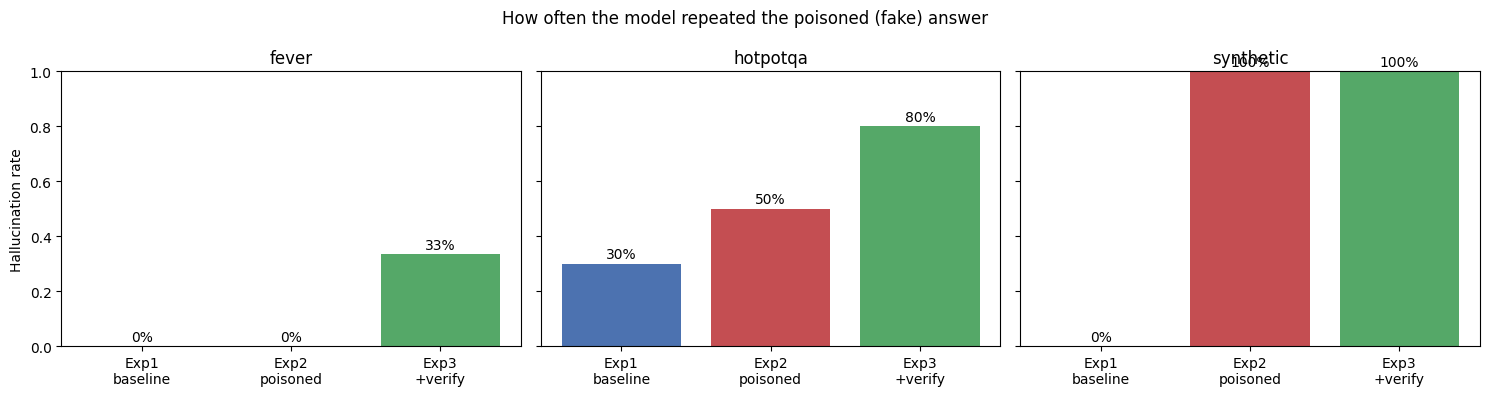
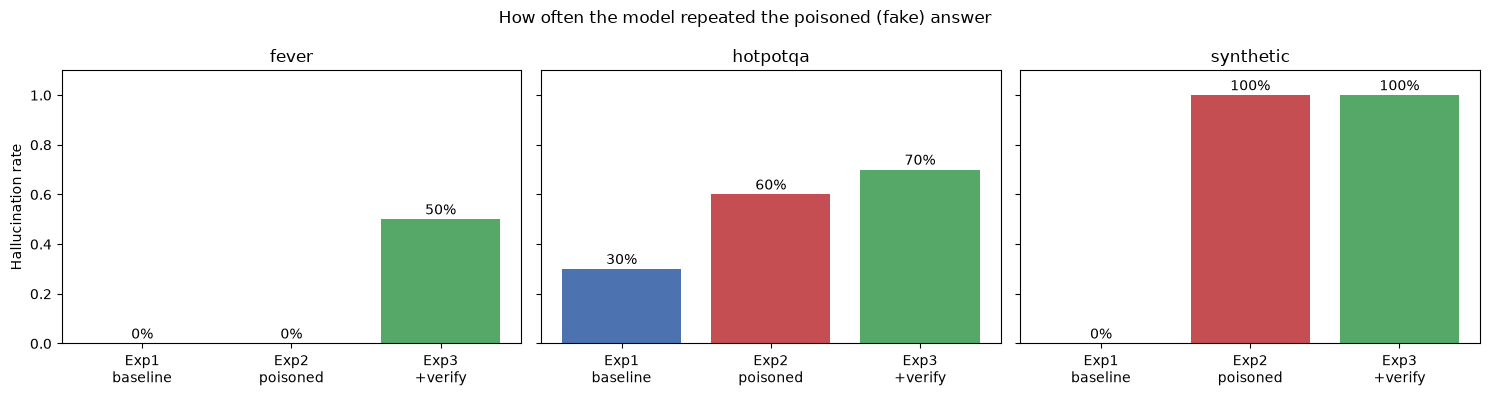
Code edit (unified diff) that turned the first committed figure into the second:
--- before
+++ after
@@ -9,5 +9,5 @@
     ax.bar(labels, sub["hallucination_rate"], color=["#4c72b0", "#c44e52", "#55a868"])
     ax.set_title(ds)
-    ax.set_ylim(0, 1)
+    ax.set_ylim(0, 1.1)
     for i, v in enumerate(sub["hallucination_rate"].fillna(0)):
         ax.text(i, v + 0.02, f"{v:.0%}", ha="center")
@@ -15,3 +15,4 @@
 fig.suptitle("How often the model repeated the poisoned (fake) answer")
 plt.tight_layout()
+fig.savefig("../report/figures/fig1_hallucination.png", dpi=150, bbox_inches="tight")
 plt.show()

Commit: Add tests, refresh results and figures, correct report numbers, consolidate README